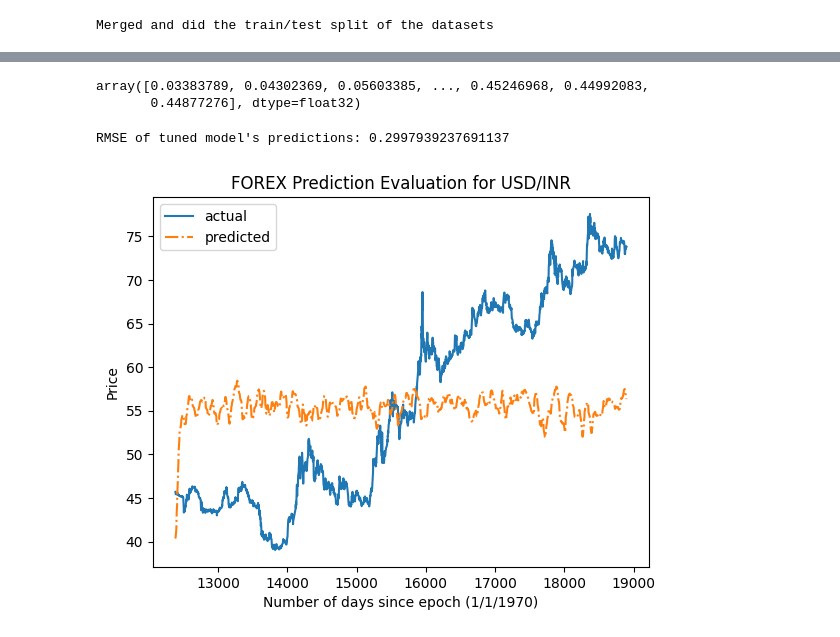
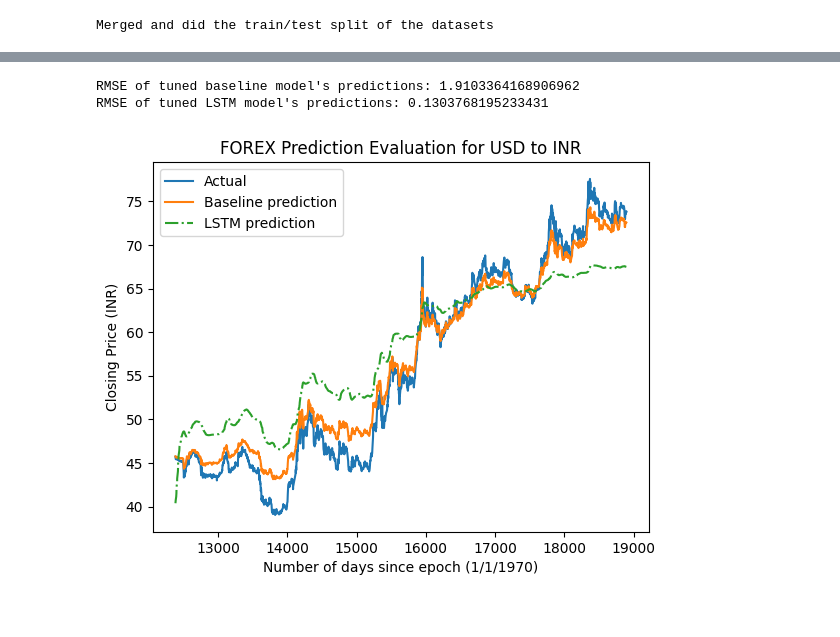
Before and after one commit to raphijay/csc522-project, a Jupyter notebook: src/project.ipynb, the cells around one changed output, grey strips where cells are left out. Drawn from its saved outputs; the diff is of its cells as text; code cells hidden in the pictures.

Commit message:
Add baseline and fix the order discrepancy in merged dataset

```diff
--- a/src/project.ipynb
+++ b/src/project.ipynb
@@ -60,4 +61,11 @@ merged_x_train, merged_x_test, merged_y_train, merged_y_test = split(merged_df)
 print('Merged and did the train/test split of the datasets')
 # %% [output]
 Merged and did the train/test split of the datasets
+# %%
+# PREPROCESSING: Sort the training and testing datasets by date (given the nature of the date variable)
+
+merged_x_train = merged_x_train.sort_values(by=['date'])
+merged_y_train = pd.concat([merged_x_train, merged_y_train], axis = 1).sort_values(by=['date'])['close']
+merged_x_test = merged_x_test.sort_values(by=['date'])
+merged_y_test = pd.concat([merged_x_test, merged_y_test], axis = 1).sort_values(by=['date'])['close']
 # %%
@@ -74,3 +82,16 @@ x_test = pd.DataFrame(x_test_scaler.fit_transform(merged_x_test))
 
 y_test_scaler = MinMaxScaler()
 y_test = pd.DataFrame(y_test_scaler.fit_transform(merged_y_test.to_numpy().reshape(-1, 1)))
+# %%
+# MODEL TRAINING: Instantiate and run the ensemble of random MLP regressors (baseline model)
+
+mlpr_args = {
+    'activation': 'relu',
+    'hidden_layer_sizes': (50,),
+    'learning_rate_init': 0.01,
+    'random_state': 522
+}
+baseline_ensembler = RandomNetworkEnsemble(num_networks = 10, base_nn_model = MLPRegressor, model_args = mlpr_args, random_seed = 522)
+
+baseline_ensembler.train(merged_x_train.to_numpy(), merged_y_train.to_numpy())
+baseline_predictions = baseline_ensembler.predict(merged_x_test.to_numpy())
@@ -108,25 +132,22 @@ Epoch 6/10
-# %%
-y_test.to_numpy()
-# %% [output]
-array([0.03383789, 0.04302369, 0.05603385, ..., 0.45246968, 0.44992083,
-       0.44877276], dtype=float32)
 # %%
-# Printing some stats from the predictions
-
-print('RMSE of tuned model\'s predictions: ' + str(ensembler.calculate_rmse_of_predicted(y_test.to_numpy())))
+# EVALUATION: Printing some stats from the predictions
+print('RMSE of tuned baseline model\'s predictions: ' + str(baseline_ensembler.calculate_rmse_of_predicted(merged_y_test.to_numpy())))
+print('RMSE of tuned LSTM model\'s predictions: ' + str(ensembler.calculate_rmse_of_predicted(y_test.to_numpy())))
 # %% [output]
-RMSE of tuned model's predictions: 0.2997939237691137
+RMSE of tuned baseline model's predictions: 1.9103364168906962
+RMSE of tuned LSTM model's predictions: 0.1303768195233431
 # %%
-# Making a line chart of the predicted versus the actual
-#   (inverse normalizing to adhere to the context)
+# EVALUATION: Making a line chart of the predicted versus the actual
+#   (inverse normalizing on the LSTM predicted to adhere to the context)
 
-plt.plot(merged_x_test.sort_values(by=['date'])['date'], pd.concat([merged_x_test, merged_y_test], axis = 1).sort_values(by=['date'])['close'], label ='actual')
-plt.plot(merged_x_test.sort_values(by=['date'])['date'], y_test_scaler.inverse_transform(predicted_target.reshape(-1, 1)).ravel(), '-.', label ='predicted')
+plt.plot(merged_x_test['date'], merged_y_test, label ='Actual')
+plt.plot(merged_x_test['date'], baseline_predictions.reshape(-1, 1).ravel(), label ='Baseline prediction')
+plt.plot(merged_x_test['date'], y_test_scaler.inverse_transform(predicted_target.reshape(-1, 1)).ravel(), '-.', label ='LSTM prediction')
 
 plt.xlabel('Number of days since epoch (1/1/1970)')
-plt.ylabel('Price')
+plt.ylabel('Closing Price (INR)')
 plt.legend()
-plt.title('FOREX Prediction Evaluation for USD/INR')
+plt.title('FOREX Prediction Evaluation for USD to INR')
 plt.show()
 # %% [output]
-[figure, old version]
+[figure, new version]
```
Also changed, not shown: parts of 7 cells of this notebook.
